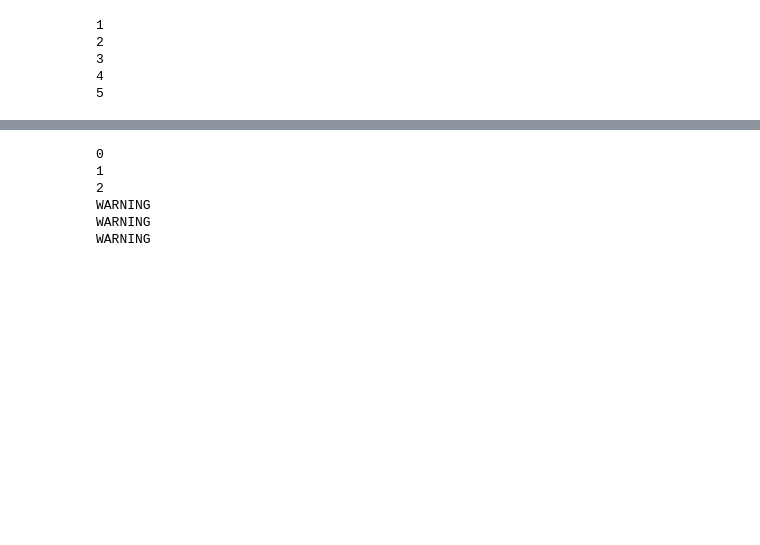
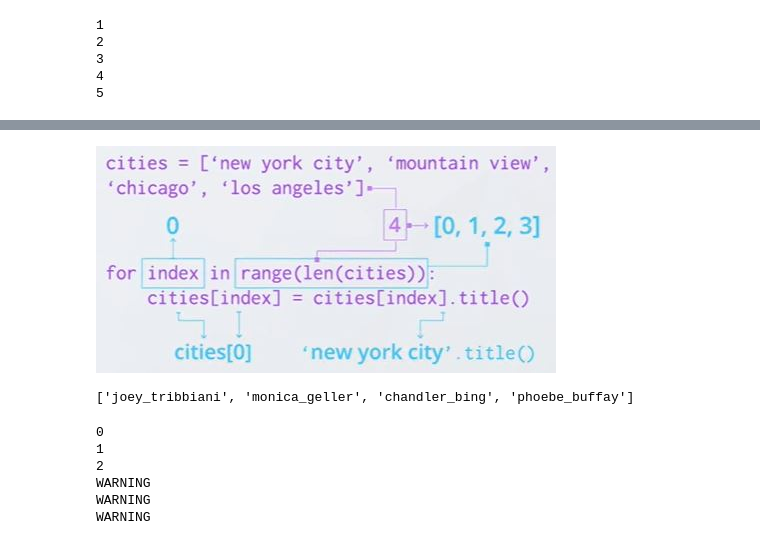
Before and after one commit to chuksoo/Key-points-for-AI-ML-Data-Science-Python-and-R, a Jupyter notebook: General Python.ipynb, the cells around one changed output, grey strips where cells are left out. Cells and saved outputs as stored; diff of their text form; code cells hidden in the pictures; blank space fills up the shorter version.

Commit message:
Updated for...loop

```diff
--- a/General Python.ipynb
+++ b/General Python.ipynb
@@ -430,3 +452,18 @@ for num in nums:
+# %%
+from IPython import display
+display.Image('C:/Users/hotty/Documents/Cheat Sheet for AI, ML, Data Science, Python and R/Image/for_loop.JPG')
+# %% [output]
+[figure, added]
+# %%
+# Modify Usernames with Range
+usernames = ["Joey Tribbiani", "Monica Geller", "Chandler Bing", "Phoebe Buffay"]
+
+# write your for loop here
+usernames = [usernames[x].lower().replace(' ', '_') for x in range(len(usernames))]
+
+print(usernames)
+# %% [output]
+['joey_tribbiani', 'monica_geller', 'chandler_bing', 'phoebe_buffay']
 # %%
 # Print the numbers 0, 1, 2:
 for i in range(3):
```
Also changed, not shown: parts of 4 cells of this notebook, 1 other file.
